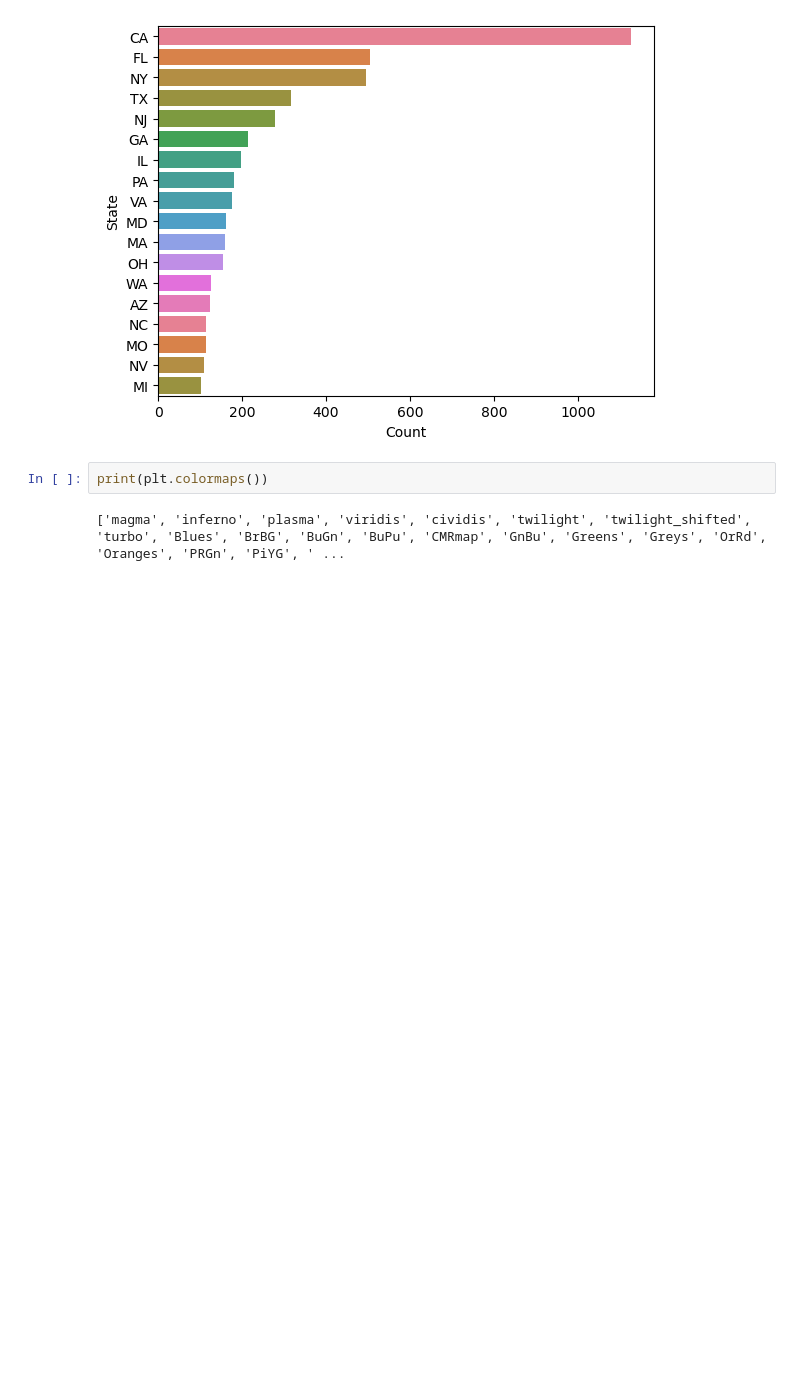
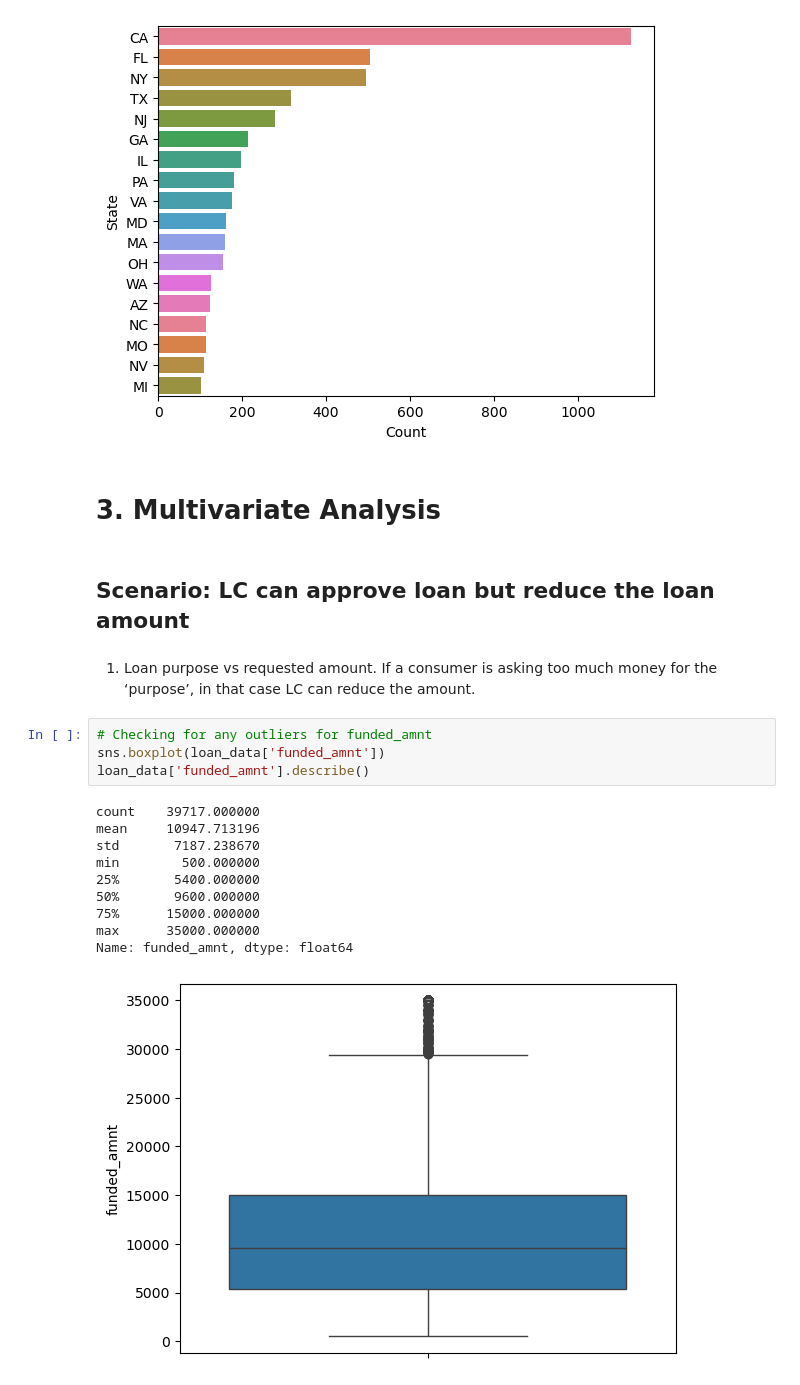
Before and after one commit to anandtv04/lending-case-study, a Jupyter notebook: lending-case-study-ankur_anand.ipynb, the cells around one changed output. Drawn from its saved outputs; the diff is of its cells as text; blank space fills up the shorter version.

Commit message:
multivariate - starting

```diff
--- a/lending-case-study-ankur_anand.ipynb
+++ b/lending-case-study-ankur_anand.ipynb
@@ -342,7 +349,24 @@ sns.barplot(data=df, y='State', x='Count', palette=colors)
 plt.show()
 # %% [output]
 [figure]
-# %%
-print(plt.colormaps())
-# %% [output]
-['magma', 'inferno', 'plasma', 'viridis', 'cividis', 'twilight', 'twilight_shifted', 'turbo', 'Blues', 'BrBG', 'BuGn', 'BuPu', 'CMRmap', 'GnBu', 'Greens', 'Greys', 'OrRd', 'Oranges', 'PRGn', 'PiYG', ' ...
+# %% [markdown]
+# 3. Multivariate Analysis
+# %% [markdown]
+## Scenario: LC can approve loan but reduce the loan amount
+# %% [markdown]
+1. Loan purpose vs requested amount. If a consumer is asking too much money for the ‘purpose’, in that case LC can reduce the amount.
+# %%
+# Checking for any outliers for funded_amnt
+sns.boxplot(loan_data['funded_amnt'])
+loan_data['funded_amnt'].describe()
+# %% [output]
+count    39717.000000
+mean     10947.713196
+std       7187.238670
+min        500.000000
+25%       5400.000000
+50%       9600.000000
+75%      15000.000000
+max      35000.000000
+Name: funded_amnt, dtype: float64
+[figure, added]
```
Also changed, not shown: parts of 10 cells of this notebook.
